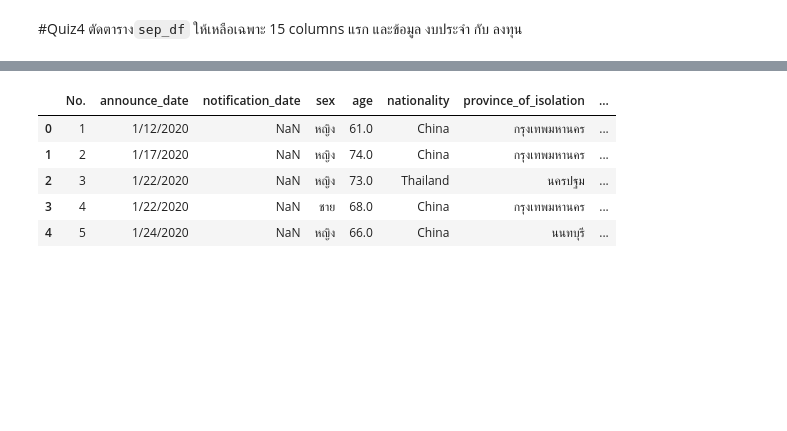
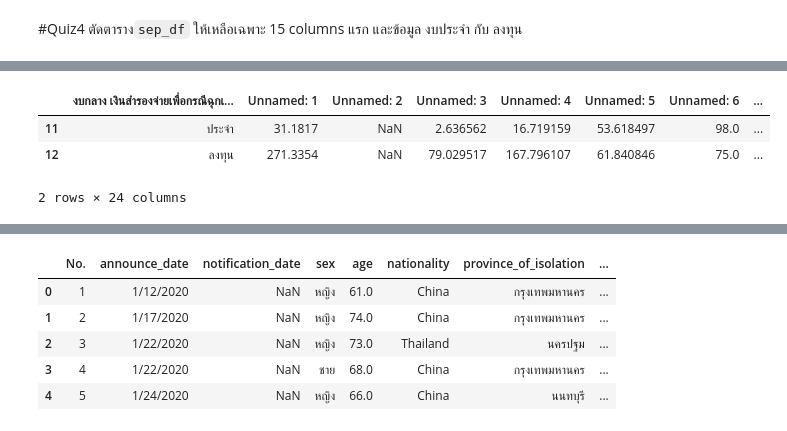
Before and after one commit to ananyapoonsawat/Python_dataviz2023, a Jupyter notebook: Pandas102.ipynb, the cells around one changed output, grey strips where cells are left out. Drawn from its saved outputs; the diff is of its cells as text; code cells hidden in the pictures; blank space fills up the shorter version.

```diff
--- a/Pandas102.ipynb
+++ b/Pandas102.ipynb
@@ -51,0 +54,7 @@ NameError: ignored
+# %%
+sep_df.iloc[11:13] #เฉลย
+# %% [output]
+|  | งบกลาง เงินสำรองจ่ายเพื่อกรณีฉุกเ... | Unnamed: 1 | Unnamed: 2 | Unnamed: 3 | Unnamed: 4 | Unnamed: 5 | Unnamed: 6 | ... |
+| 11 | ประจำ | 31.1817 | NaN | 2.636562 | 16.719159 | 53.618497 | 98.0 | ... |
+| 12 | ลงทุน | 271.3354 | NaN | 79.029517 | 167.796107 | 61.840846 | 75.0 | ... |
+2 rows × 24 columns
```
Also changed, not shown: parts of 9 cells of this notebook.
